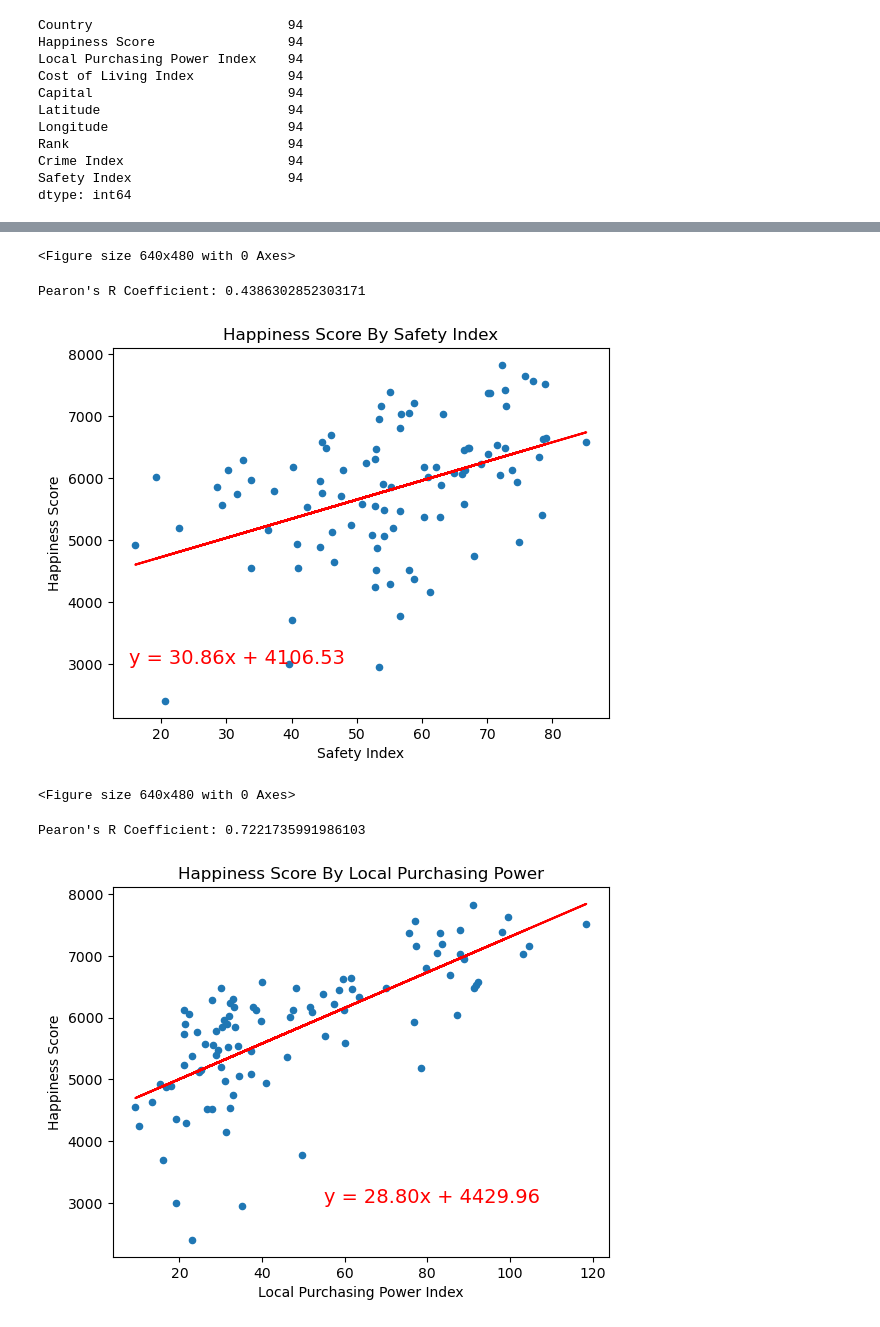
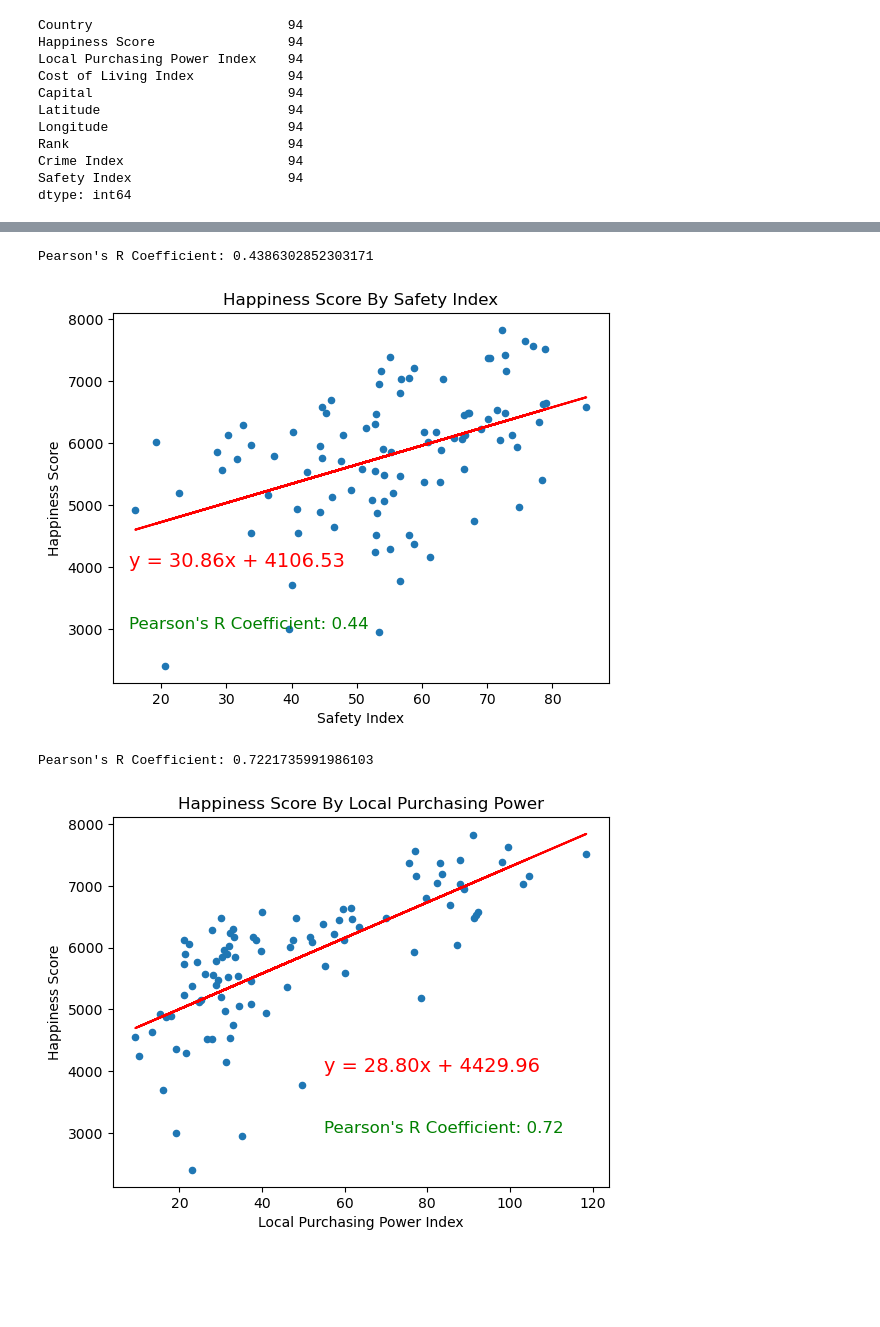
Before and after one commit to cburgyan/project1_happiness, a Jupyter notebook: pro1_happiness.ipynb, the cells around one changed output, grey strips where cells are left out. Cells and saved outputs as stored; diff of their text form; code cells hidden in the pictures; blank space fills up the shorter version.

Commit message:
modify linear regression graphs

```diff
--- a/pro1_happiness.ipynb
+++ b/pro1_happiness.ipynb
@@ -379,9 +364,0 @@ Pearon's R Coefficient: 0.6548941905763125
-# %%
-
-
-figureTitle = 'HappinessCostLiving'
-
-# Save the figure
-plt.savefig(f"Output/{figureTitle}.png")
-# %% [output]
-<Figure size 640x480 with 0 Axes>
@@ -390,18 +374,13 @@ plt.savefig(f"Output/{figureTitle}.png")
 yregressLin = m * mHapCosCrim['Safety Index'] + y
 mHapCosCrim.plot(kind='scatter', x = 'Safety Index', y = 'Happiness Score')
 equation = f"y = {m:.2f}x + {y:.2f}"
-print(f"Pearon's R Coefficient: {r}")
+print(f"Pearson's R Coefficient: {r}")
 plt.plot(mHapCosCrim['Safety Index'], yregressLin, color='red')
-plt.annotate(equation, (15, 3000), color='red', size = 14)
+plt.annotate(equation, (15, 4000), color='red', size = 14)
+plt.annotate(f"Pearson's R Coefficient: {r:.2f}", (15, 3000), color='green', size = 12)
 plt.title('Happiness Score By Safety Index')
+fig = plt.gcf()
 plt.show()
 # %% [output]
-Pearon's R Coefficient: 0.4386302852303171
+Pearson's R Coefficient: 0.4386302852303171
-[figure, old version]
+[figure, new version]
-# %%
-figureTitle = 'HappinessSafety'
-
-# Save the figure
-plt.savefig(f"Output/{figureTitle}.png")
-# %% [output]
-<Figure size 640x480 with 0 Axes>
@@ -408,13 +392,15 @@ plt.savefig(f"Output/{figureTitle}.png")
 # %%
 (m, y, r, p, std) = linregress(mHapCosCrim['Local Purchasing Power Index'], mHapCosCrim['Happiness Score'])
 yregressLin = m * mHapCosCrim['Local Purchasing Power Index'] + y
 mHapCosCrim.plot(kind='scatter', x = 'Local Purchasing Power Index', y = 'Happiness Score')
 equation = f"y = {m:.2f}x + {y:.2f}"
-print(f"Pearon's R Coefficient: {r}")
+print(f"Pearson's R Coefficient: {r}")
 plt.plot(mHapCosCrim['Local Purchasing Power Index'], yregressLin, color='red')
-plt.annotate(equation, (55, 3000), color='red', size = 14)
+plt.annotate(equation, (55, 4000), color='red', size = 14)
+plt.annotate(f"Pearson's R Coefficient: {r:.2f}", (55, 3000), color='green', size = 12)
 plt.title('Happiness Score By Local Purchasing Power')
+fig = plt.gcf()
 plt.show()
 # %% [output]
-Pearon's R Coefficient: 0.7221735991986103
+Pearson's R Coefficient: 0.7221735991986103
-[figure, old version]
+[figure, new version]
```
Also changed, not shown: parts of 41 cells of this notebook, 3 other files.
